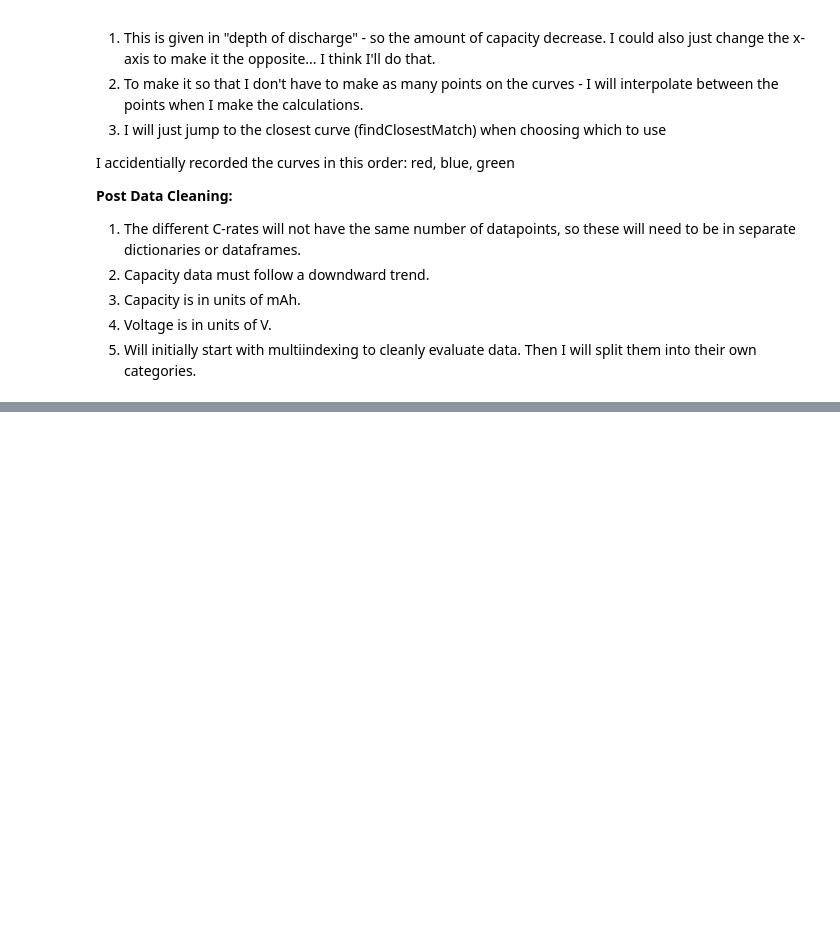
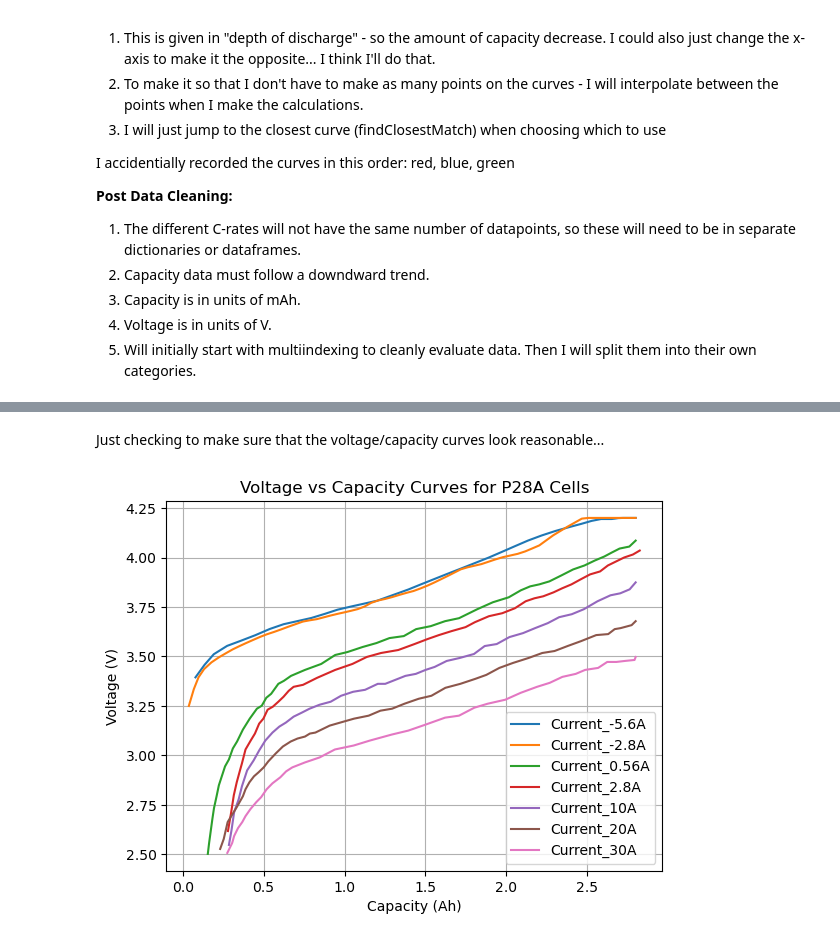
Before and after one commit to UBCFormulaElectric/LapSim, a Jupyter notebook: data_prep_scripts/sim_data_prep.ipynb, the cells around one changed output, grey strips where cells are left out. Drawn from its saved outputs; the diff is of its cells as text; code cells hidden in the pictures; blank space fills up the shorter version.

```diff
--- a/data_prep_scripts/sim_data_prep.ipynb
+++ b/data_prep_scripts/sim_data_prep.ipynb
@@ -337,7 +412,12 @@ for i in range(0, len(level_0), 2):
     SoC_df.loc[:, (level_0[i],level_1[i])] = SoC_df.loc[:, (level_0[i],level_1[i])] / 1000  # convert mAh to Ah
 
 # Now we can move forward and transfer to nested dictionaries
-SoC_dict = {level_0[0]: None, level_0[2]: None, level_0[4]: None, level_0[6]: None} # Setting up first nested level
+# !!! Add the charging data !!!
+SoC_dict = {'Current_-5.6A': None, 'Current_-2.8A': None, level_0[0]: None, level_0[2]: None, level_0[4]: None, level_0[6]: None} # Setting up first nested level
+
+# Input the charging data
+SoC_dict["Current_-2.8A"] = np.array(charge_list[0])
+SoC_dict["Current_-5.6A"] = np.array(charge_list[1])
 
 # Now go through df and transfer to dict
 for i in range(0, len(level_0), 2):
@@ -348,3 +428,20 @@ for i in range(0, len(level_0), 2):
 outfile = "P28_SoC_curve.pkl"
 with open(outfile, "wb") as file:
     pickle.dump(SoC_dict, file)
+# %% [markdown]
+Just checking to make sure that the voltage/capacity curves look reasonable...
+# %%
+import matplotlib.pyplot as plt
+
+for label in list(SoC_dict.keys()):
+    plt.plot(SoC_dict[label][:,0], SoC_dict[label][:,1], label=label)
+
+plt.legend()
+plt.grid()
+plt.xlabel('Capacity (Ah)')
+plt.ylabel('Voltage (V)')
+plt.title("Voltage vs Capacity Curves for P28A Cells")
+plt.savefig("Voltage_Capacity_Curves_For_P28A.png")
+plt.show()
+# %% [output]
+[figure, added]
```
Also changed, not shown: parts of 2 cells of this notebook, 35 other files.
